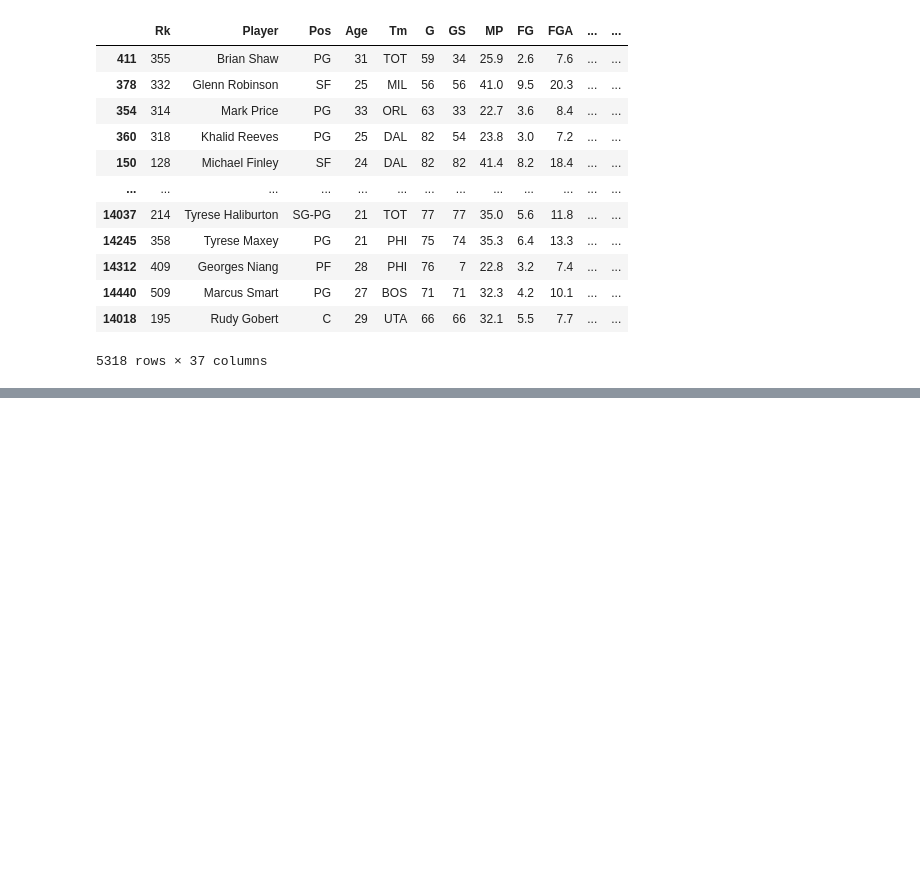
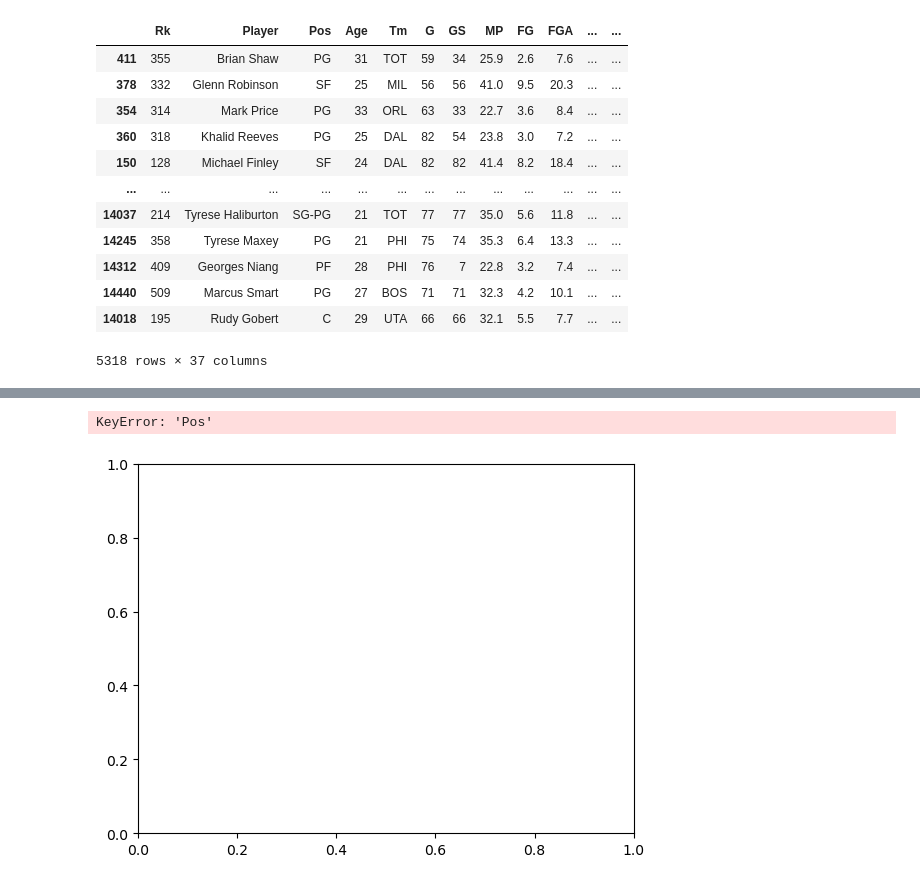
Before and after one commit to joshua-shorterivey/basic_basketball_analysis, a Jupyter notebook: explore.ipynb, the cells around one changed output, grey strips where cells are left out. Drawn from its saved outputs; the diff is of its cells as text; code cells hidden in the pictures; blank space fills up the shorter version.

```diff
--- a/explore.ipynb
+++ b/explore.ipynb
@@ -144,20 +144,6 @@ ax.set_xlabel('Year')
 ax.tick_params(rotation=90)
 # %% [output]
 [figure]
-# %%
-#plot the average TS% over time
-plt.style.use('seaborn')
-fig, ax = plt.subplots()
-ax.plot(dates, highs, c='red')
-ax.plot(dates, lows, c='blue')
-ax.fill_between(dates, highs, lows, facecolor='blue', alpha=0.1)
-
-#format plot
-ax.set_title('Daily high and low temperatures - 2018', fontsize=24)
-ax.set_xlabel('', fontsize=16)
-fig.autofmt_xdate()
-ax.set_ylabel('Temperatures (F)', fontsize=16)
-ax.tick_params(axis='both', which='major', labelsize=16)
 # %%
 true_shooting.sort_values(by='Year')
 # %% [output]
@@ -176,0 +165,2 @@ true_shooting.sort_values(by='Year')
+# %%
+tsa_by_pos = true_shooting.groupby(by=['Year', 'Pos']).mean()['TS%']
@@ -176,0 +186,10 @@ true_shooting.sort_values(by='Year')
+# %%
+fig, ax = plt.subplots()
+ax.plot(tsa_by_pos[tsa_by_pos['Pos'] == 'C'])
+ax.set_title('League Avg TS% By Year (min 500 attempts)\nTrending higher over   last two decades')
+ax.set_ylabel('True Shooting %')
+ax.set_xlabel('Year')
+ax.tick_params(rotation=90)
+# %% [output]
+KeyError: 'Pos'
+[figure, added]
```
Also changed, not shown: parts of 3 cells of this notebook.
